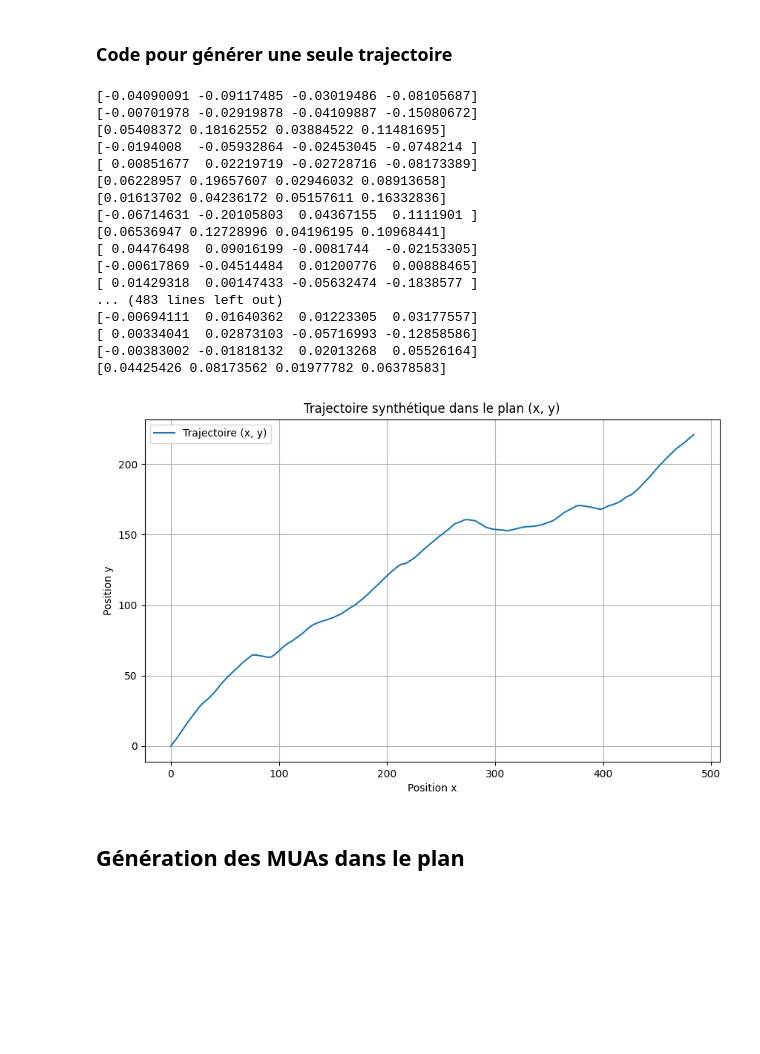
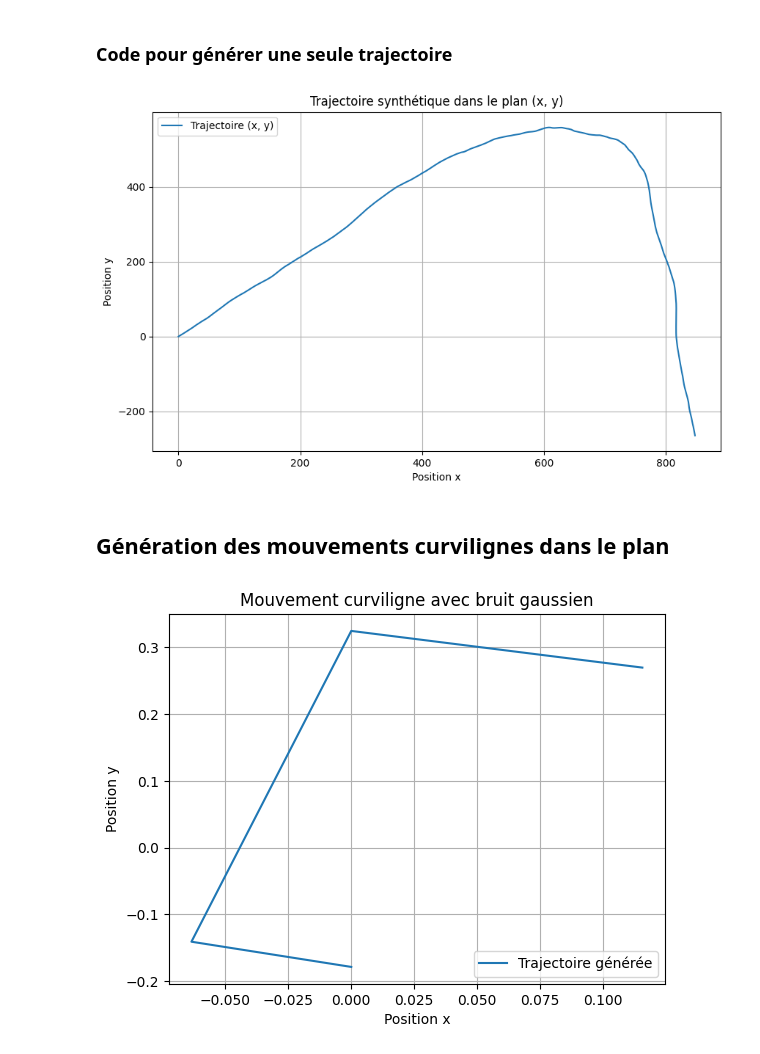
Before and after one commit to getrichthroughcode/Projet-S9, a Jupyter notebook: notebooks/pratique.ipynb, the cells around one changed output. Saved outputs shown, nothing was run; the diff lists cells and outputs as text; code cells hidden in the pictures; blank space fills up the shorter version.

```diff
--- a/notebooks/pratique.ipynb
+++ b/notebooks/pratique.ipynb
@@ -162,10 +162,9 @@ import sys
 # %% [markdown]
 ### **Code pour générer une seule trajectoire**
 # %%
-
 T = 1.0
 q = 0.1
-N = 500
+N = 1028
 
 Phi = np.array([[1, T, 0, 0],
                 [0, 1, 0, 0],
@@ -176,51 +175,88 @@ B = np.array([[T**2 / 2, 0],   #
               [0, T**2 / 2],
               [0, T]])
 
 
 Q = q * np.array([[T**3 / 3, T**2 / 2, 0, 0],
                   [T**2 / 2, T, 0, 0],
                   [0, 0, T**3 / 3, T**2 / 2],
                   [0, 0, T**2 / 2, T]])
 
 
 x = np.zeros((4, N))
 x[:, 0] = np.array([0, 1, 0, 1])
 
 # Génération des trajectoires
 for k in range(1, N):
     w_k = np.random.multivariate_normal(mean=[0, 0, 0, 0], cov=Q) # accélération
     R = np.linalg.cholesky(Q)
     u_k = R @ w_k
-    print(f'{u_k}')
     x[:, k] = Phi @ x[:, k-1] + B @ u_k[:2]
+
 
 
 plt.figure(figsize=(10, 6))
 plt.plot(x[0, :], x[2, :], label='Trajectoire (x, y)')
 plt.title('Trajectoire synthétique dans le plan (x, y)')
 plt.xlabel('Position x')
 plt.ylabel('Position y')
 plt.legend()
 plt.grid(True)
 plt.show()
 # %% [output]
-[-0.04090091 -0.09117485 -0.03019486 -0.08105687]
-[-0.00701978 -0.02919878 -0.04109887 -0.15080672]
-[0.05408372 0.18162552 0.03884522 0.11481695]
-[-0.0194008  -0.05932864 -0.02453045 -0.0748214 ]
-[ 0.00851677  0.02219719 -0.02728716 -0.08173389]
-[0.06228957 0.19657607 0.02946032 0.08913658]
-[0.01613702 0.04236172 0.05157611 0.16332836]
-[-0.06714631 -0.20105803  0.04367155  0.1111901 ]
-[0.06536947 0.12728996 0.04196195 0.10968441]
-[ 0.04476498  0.09016199 -0.0081744  -0.02153305]
-[-0.00617869 -0.04514484  0.01200776  0.00888465]
-[ 0.01429318  0.00147433 -0.05632474 -0.1838577 ]
-... (483 lines left out)
-[-0.00694111  0.01640362  0.01223305  0.03177557]
-[ 0.00334041  0.02873103 -0.05716993 -0.12858586]
-[-0.00383002 -0.01818132  0.02013268  0.05526164]
-[0.04425426 0.08173562 0.01977782 0.06378583]
-[figure, old version]
+[figure, new version]
 # %% [markdown]
-## **Génération des MUAs dans le plan**
+## **Génération des mouvements curvilignes dans le plan**
+# %%
+# Hyperparamètres
+Nc = 1028
+T = 1.0
+g = 9.8
+n = 2
+q_c = n*g*T
+
+
+x_k = np.array([0, 10, 0, 10])
+
+Phi_c = np.array([[1, T, 0, 0],
+                [0, 1, 0, 0],
+                [0, 0, 1, T],
+                [0, 0, 0, 1]])
+
+
+
+def compute_Gmatrix(v_x,v_y):
+    norm = np.sqrt(v_x**2 + v_y**2)
+    return np.array([[0, 0],
+                     [v_x/norm, -v_y/norm],
+                     [0, 0],
+                     [v_y/norm, v_x/norm]])
+
+
+Q_c = q_c * np.array([[T**3 / 3, T**2 / 2, 0, 0],
+                  [T**2 / 2, T, 0, 0],
+                  [0, 0, T**3 / 3, T**2 / 2],
+                  [0, 0, T**2 / 2, T]])
+
+
+L = np.linalg.cholesky(Q)
+
+# Génération d'une trajectoire :
+
+x = np.zeros((4, N))
+x[:, 0] = np.array([0, 1, 0, 1])
+for k in range(Nc):
+    w_k = np.random.multivariate_normal(mean=[0, 0, 0, 0], cov=Q)
+    a_k = L @ w_k
+    v_x, v_y = x_k[1], x_k[3]
+    G = compute_Gmatrix(v_x,v_y)
+    x[:, k] = Phi_c @ x[:, k-1] + G @ a_k[:2]
+
+plt.plot(x[:, 0], x[:, 2], label="Trajectoire générée")
+plt.title("Mouvement curviligne avec bruit gaussien")
+plt.xlabel("Position x")
+plt.ylabel("Position y")
+plt.legend()
+plt.grid(True)
+plt.show()
+# %% [output]
+[figure, added]
```
